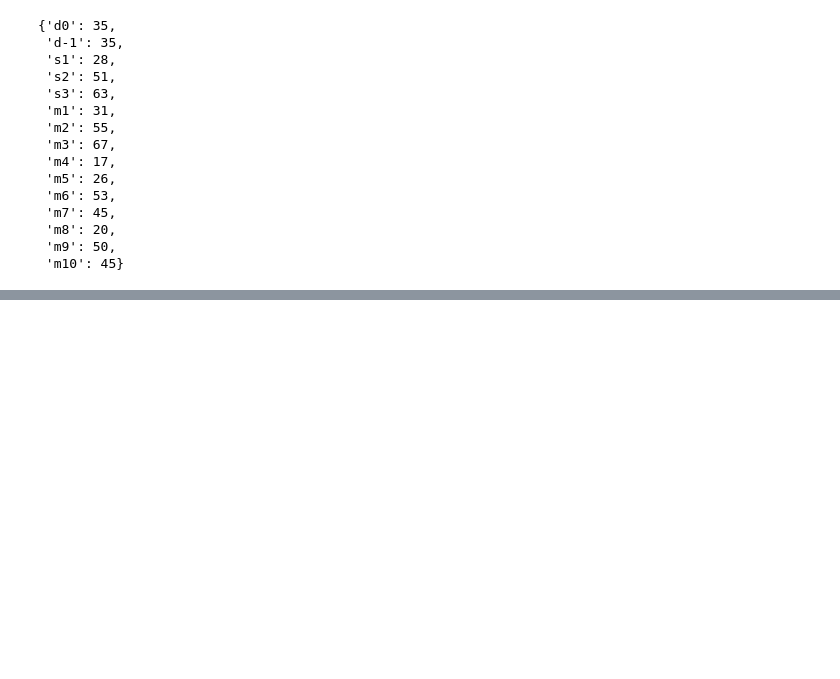
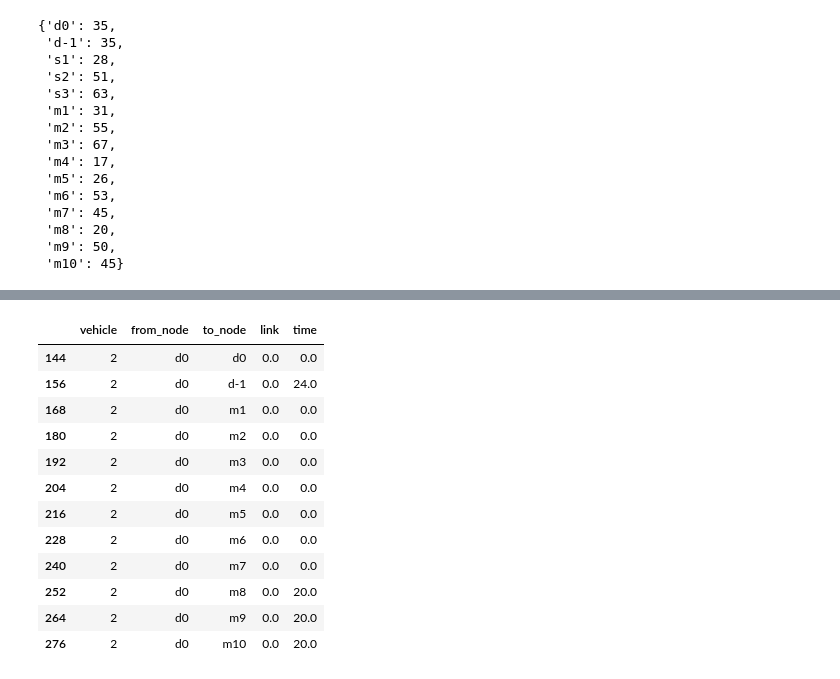
Before and after one commit to rariss/E-VRP-TW-V2G, a Jupyter notebook: evrp/e-vrp.ipynb, the cells around one changed output, grey strips where cells are left out. Saved outputs shown, nothing was run; the diff lists cells and outputs as text; code cells hidden in the pictures; blank space fills up the shorter version.

```diff
--- a/evrp/e-vrp.ipynb
+++ b/evrp/e-vrp.ipynb
@@ -343,0 +387,16 @@ e_flat
+# %%
+x[(x['vehicle']==2) & (x['from_node']=='d0')]
+# %% [output]
+|  | vehicle | from_node | to_node | link | time |
+| 144 | 2 | d0 | d0 | 0.0 | 0.0 |
+| 156 | 2 | d0 | d-1 | 0.0 | 24.0 |
+| 168 | 2 | d0 | m1 | 0.0 | 0.0 |
+| 180 | 2 | d0 | m2 | 0.0 | 0.0 |
+| 192 | 2 | d0 | m3 | 0.0 | 0.0 |
+| 204 | 2 | d0 | m4 | 0.0 | 0.0 |
+| 216 | 2 | d0 | m5 | 0.0 | 0.0 |
+| 228 | 2 | d0 | m6 | 0.0 | 0.0 |
+| 240 | 2 | d0 | m7 | 0.0 | 0.0 |
+| 252 | 2 | d0 | m8 | 0.0 | 20.0 |
+| 264 | 2 | d0 | m9 | 0.0 | 20.0 |
+| 276 | 2 | d0 | m10 | 0.0 | 20.0 |
```
Also changed, not shown: parts of 16 cells of this notebook, 4 other files.
